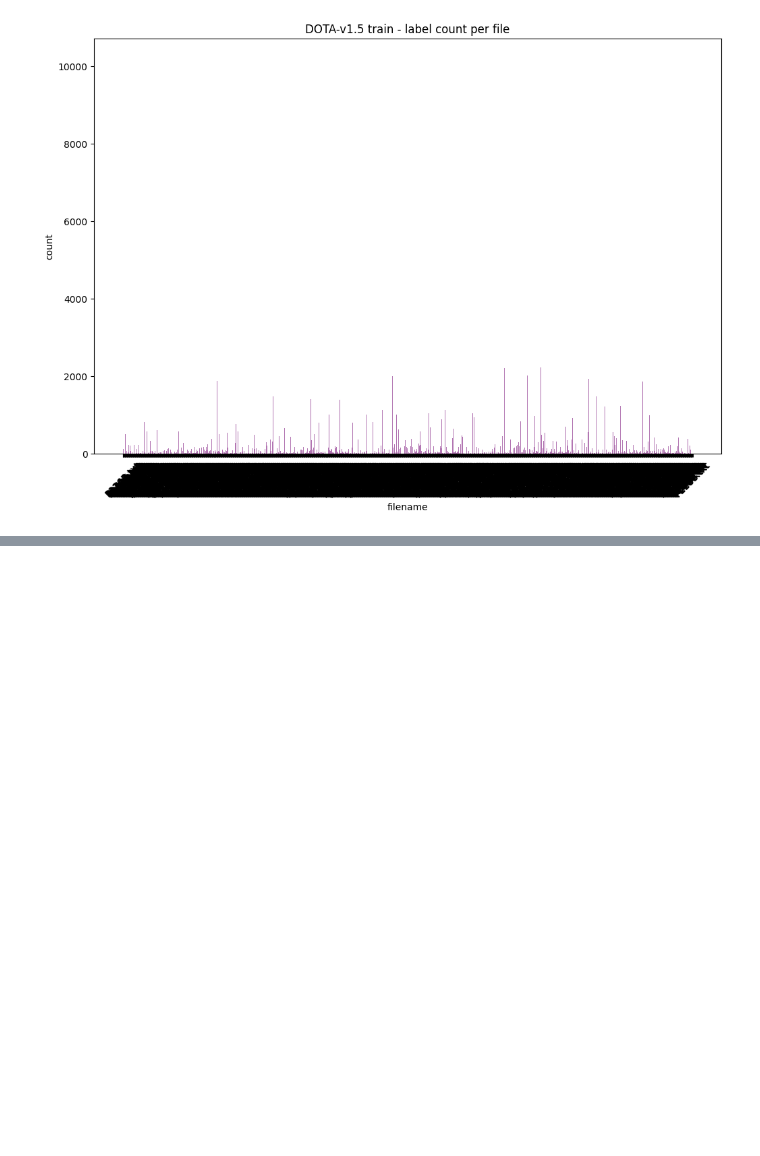
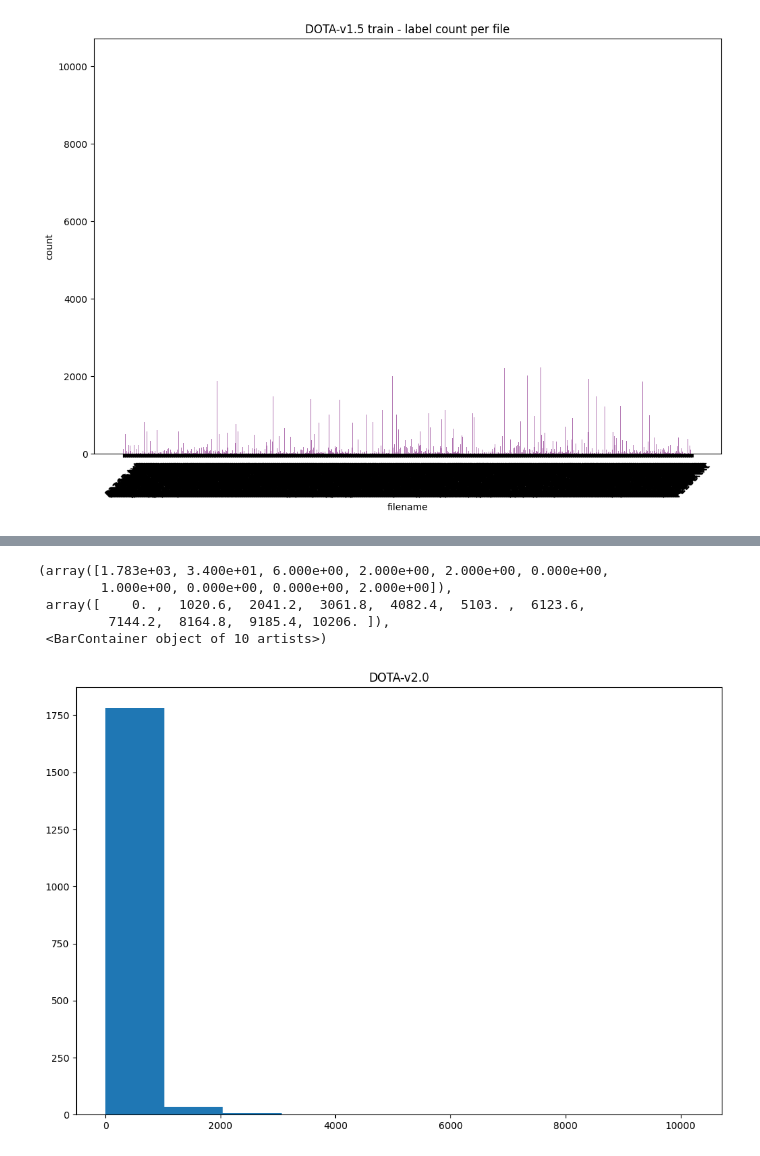
Before and after one commit to ziippy/modoo-cv, a Jupyter notebook: DOTA_data_analyzer.ipynb, the cells around one changed output, grey strips where cells are left out. Saved outputs shown, nothing was run; the diff lists cells and outputs as text; code cells hidden in the pictures; blank space fills up the shorter version.

```diff
--- a/DOTA_data_analyzer.ipynb
+++ b/DOTA_data_analyzer.ipynb
@@ -133,0 +312,11 @@ plt.hist(train_info_15[1])
+# %%
+plt.figure(figsize=(12,8))
+plt.title('DOTA-v2.0')
+plt.hist(train_info_20[1])
+# %% [output]
+(array([1.783e+03, 3.400e+01, 6.000e+00, 2.000e+00, 2.000e+00, 0.000e+00,
+        1.000e+00, 0.000e+00, 0.000e+00, 2.000e+00]),
+ array([    0. ,  1020.6,  2041.2,  3061.8,  4082.4,  5103. ,  6123.6,
+         7144.2,  8164.8,  9185.4, 10206. ]),
+ <BarContainer object of 10 artists>)
+[figure, added]
```
Also changed, not shown: parts of 21 cells of this notebook.
